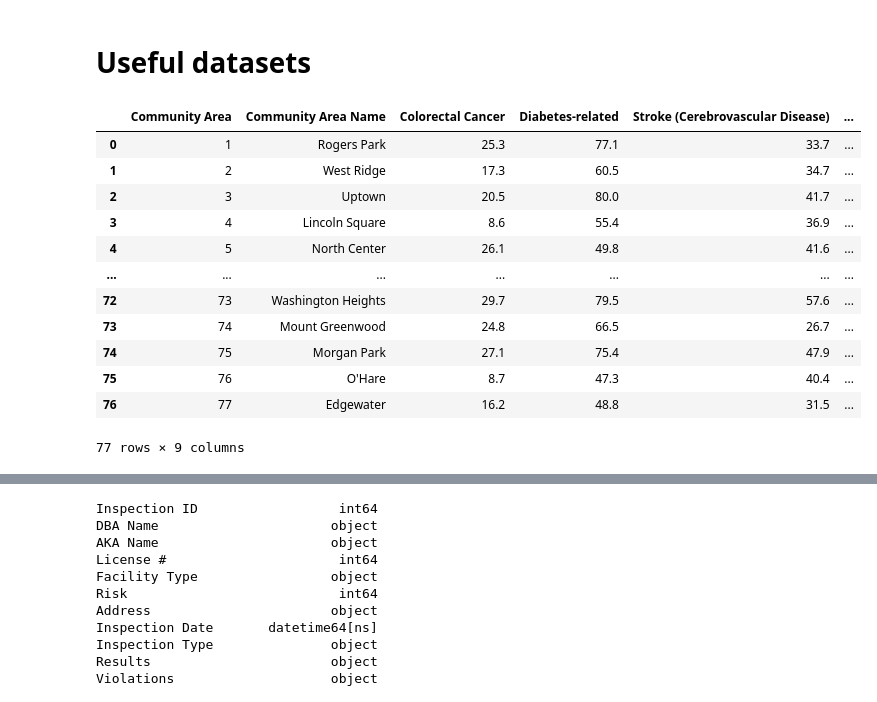
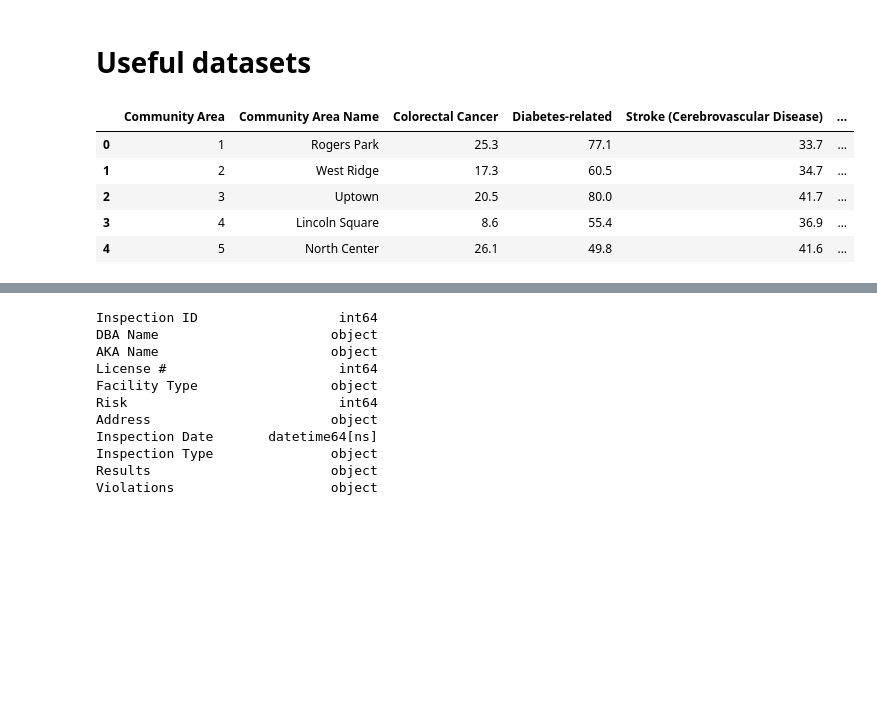
Before and after one commit to aaag97/ada-2019-project-databusters, a Jupyter notebook: maps_visualization.ipynb, the cells around one changed output, grey strips where cells are left out. Drawn from its saved outputs; the diff is of its cells as text; code cells hidden in the pictures; blank space fills up the shorter version.

```diff
--- a/maps_visualization.ipynb
+++ b/maps_visualization.ipynb
@@ -84,19 +46,12 @@ inspections = pd.read_csv("datasets/cleaned_inspections.csv")
 fp = "datasets/boundaries_processed.geojson"
 boundaries_community_areas = gpd.read_file(fp)
 # %%
-socioeconomic_factors
+socioeconomic_factors.head()
 # %% [output]
 |  | Community Area | Community Area Name | Colorectal Cancer | Diabetes-related | Stroke (Cerebrovascular Disease) | ... |
 | 0 | 1 | Rogers Park | 25.3 | 77.1 | 33.7 | ... |
 | 1 | 2 | West Ridge | 17.3 | 60.5 | 34.7 | ... |
 | 2 | 3 | Uptown | 20.5 | 80.0 | 41.7 | ... |
 | 3 | 4 | Lincoln Square | 8.6 | 55.4 | 36.9 | ... |
 | 4 | 5 | North Center | 26.1 | 49.8 | 41.6 | ... |
-| ... | ... | ... | ... | ... | ... | ... |
-| 72 | 73 | Washington Heights | 29.7 | 79.5 | 57.6 | ... |
-| 73 | 74 | Mount Greenwood | 24.8 | 66.5 | 26.7 | ... |
-| 74 | 75 | Morgan Park | 27.1 | 75.4 | 47.9 | ... |
-| 75 | 76 | O'Hare | 8.7 | 47.3 | 40.4 | ... |
-| 76 | 77 | Edgewater | 16.2 | 48.8 | 31.5 | ... |
-77 rows × 9 columns
 # %%
```
Also changed, not shown: parts of 16 cells of this notebook, 5 other files.
